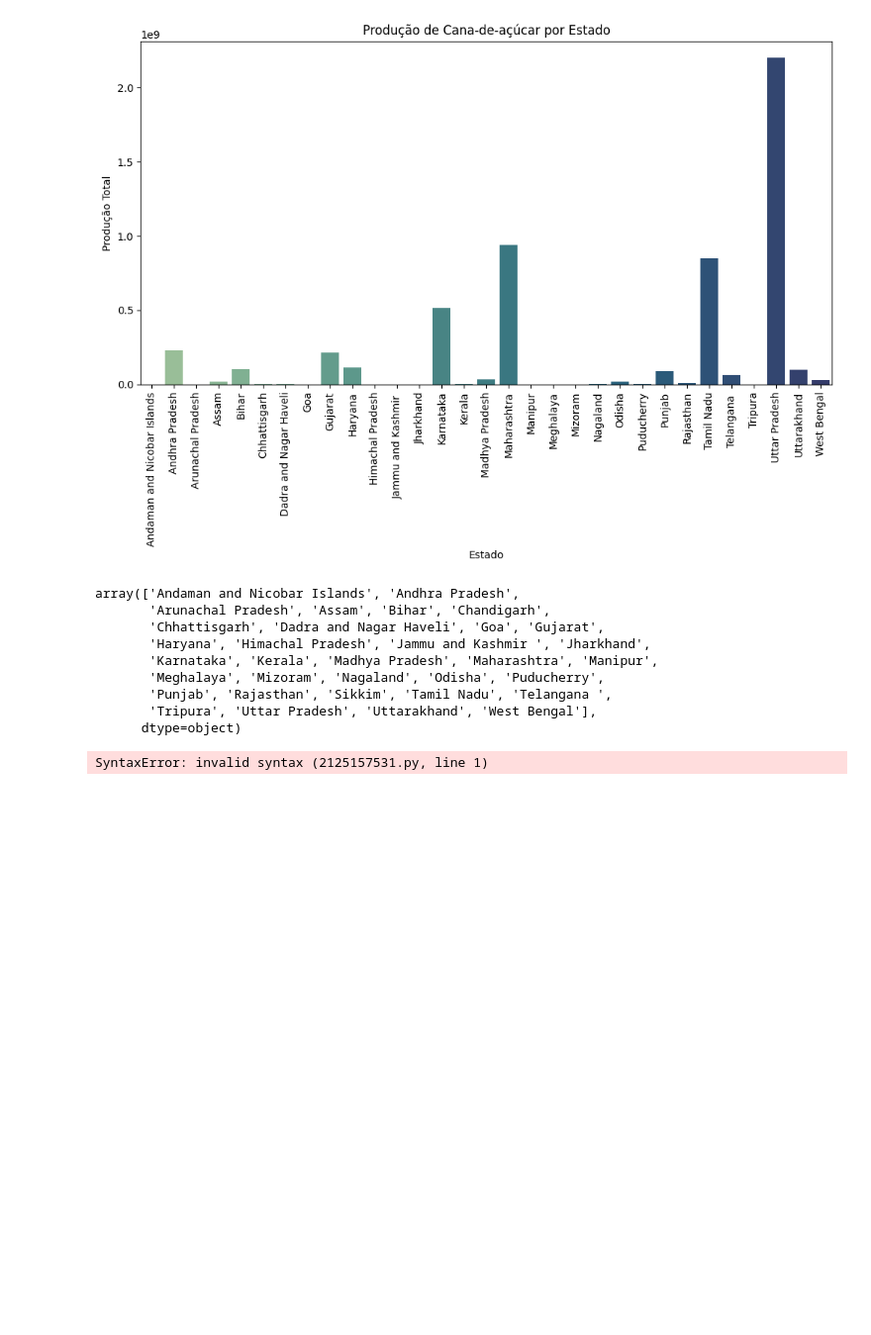
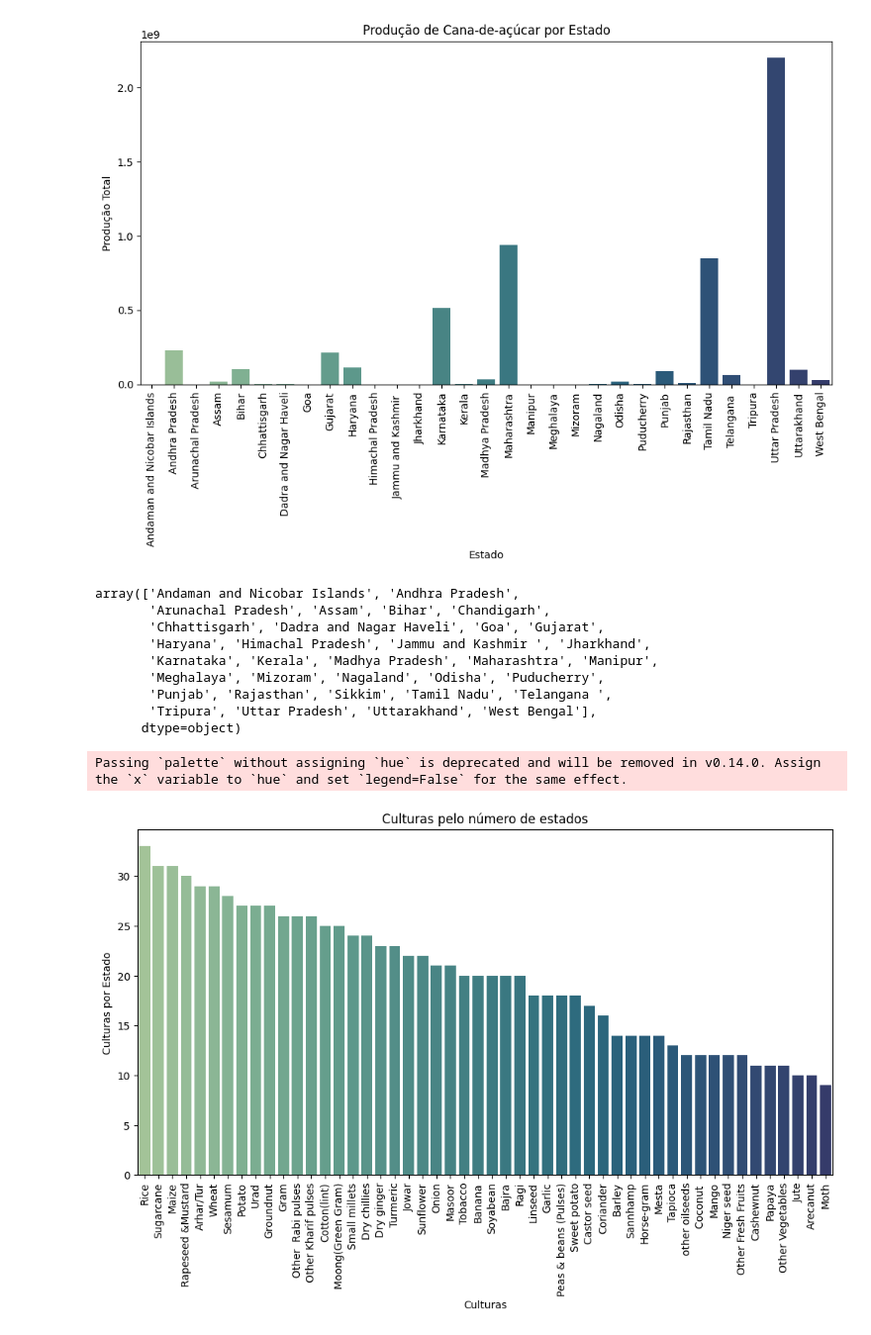
Before and after one commit to EuCaduSilva/An-Prod-Ag, a Jupyter notebook: proj-prod-India.ipynb, the cells around one changed output. Shown at 99% size. Drawn from its saved outputs; the diff is of its cells as text; code cells hidden in the pictures; blank space fills up the shorter version.

```diff
--- a/proj-prod-India.ipynb
+++ b/proj-prod-India.ipynb
@@ -324,6 +324,30 @@ total_states_for_each_crop = []
 for x in crop_list:
     total_states_for_each_crop.append(len(df[df['Crop'] == x]['State_Name'].unique()))
 # %%
-crop=
+# definindo dataframe
+crop = df['Crop'].unique()
+
+total_states_for_each_crop = [len(df[df['Crop'] == x]['State_Name'].unique()) for x in crop]
+
+data = pd.DataFrame({
+    'Cultura': crop,
+    'Total por Estados': total_states_for_each_crop
+})
+
+
+top_10_data = data.sort_values(by='Total por Estados', ascending=False).head(50)
-# %% [output]
-SyntaxError: invalid syntax (2125157531.py, line 1)
+# %%
+#plotando com o Seaborn
+
+plt.figure(figsize=(12,6))
+sns.barplot(x='Cultura', y='Total por Estados', data=top_10_data, palette='crest')
+
+plt.title('Culturas pelo número de estados')
+plt.xlabel('Culturas')
+plt.ylabel('Culturas por Estado')
+plt.xticks(rotation=90)
+
+plt.show()
+# %% [output]
+Passing `palette` without assigning `hue` is deprecated and will be removed in v0.14.0. Assign the `x` variable to `hue` and set `legend=False` for the same effect.
+[figure, added]
```
Also changed, not shown: parts of 6 cells of this notebook.
